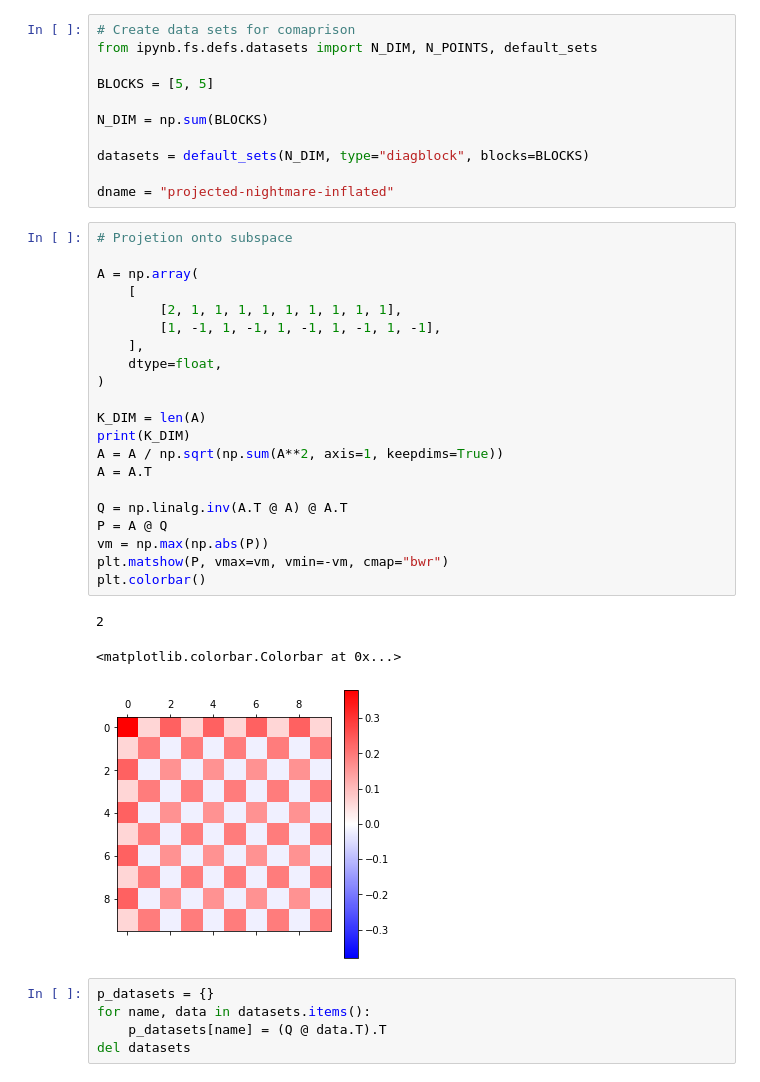
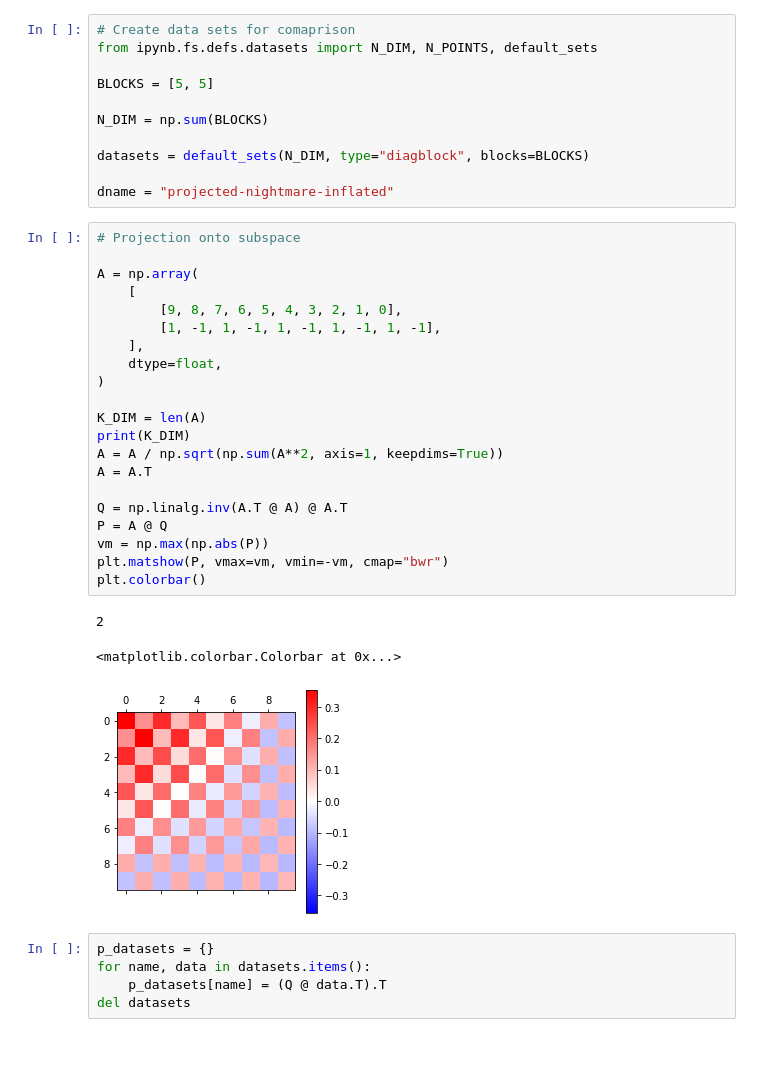
Before and after one commit to ast0815/covfit, a Jupyter notebook: projection-worst-lib.ipynb, the cells around one changed output. Cells and saved outputs as stored; diff of their text form; blank space fills up the shorter version.

```diff
--- a/projection-worst-lib.ipynb
+++ b/projection-worst-lib.ipynb
@@ -14,30 +14,30 @@ datasets = default_sets(N_DIM, type="diagblock", blocks=BLOCKS)
 
 dname = "projected-nightmare-inflated"
 # %%
-# Projetion onto subspace
+# Projection onto subspace
 
 A = np.array(
     [
-        [2, 1, 1, 1, 1, 1, 1, 1, 1, 1],
+        [9, 8, 7, 6, 5, 4, 3, 2, 1, 0],
         [1, -1, 1, -1, 1, -1, 1, -1, 1, -1],
     ],
     dtype=float,
 )
 
 K_DIM = len(A)
 print(K_DIM)
 A = A / np.sqrt(np.sum(A**2, axis=1, keepdims=True))
 A = A.T
 
 Q = np.linalg.inv(A.T @ A) @ A.T
 P = A @ Q
 vm = np.max(np.abs(P))
 plt.matshow(P, vmax=vm, vmin=-vm, cmap="bwr")
 plt.colorbar()
 # %% [output]
 2
 <matplotlib.colorbar.Colorbar at 0x...>
-[figure, old version]
+[figure, new version]
 # %%
 p_datasets = {}
 for name, data in datasets.items():
```
Also changed, not shown: parts of 6 cells of this notebook, 9 other files.
